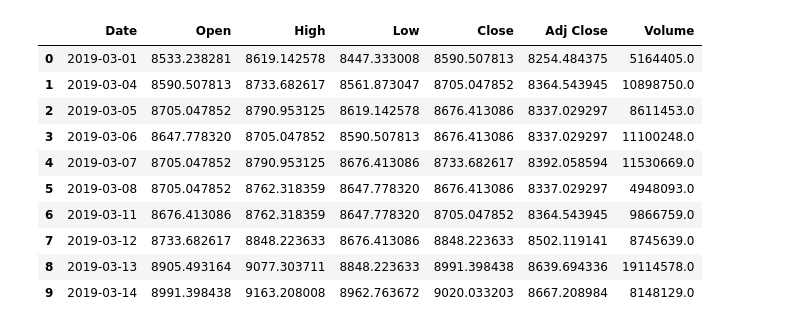
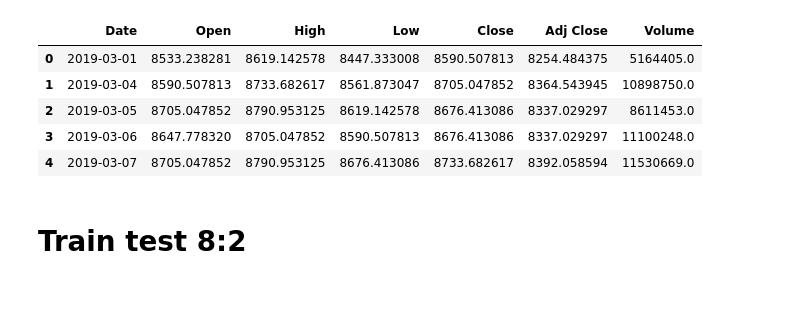
Before and after one commit to douboNg/IS403.O21.HTCL_Nhom14, a Jupyter notebook: ACB_LinearRegression.ipynb, the cells around one changed output. Drawn from its saved outputs; the diff is of its cells as text; code cells hidden in the pictures; blank space fills up the shorter version.

```diff
--- a/ACB_LinearRegression.ipynb
+++ b/ACB_LinearRegression.ipynb
@@ -8,21 +8,16 @@ from sklearn.linear_model import LinearRegression
 from sklearn.metrics import mean_squared_error, mean_absolute_percentage_error, mean_squared_log_error
 import tensorflow as tf
 # %%
-df = pd.read_csv('/content/ACB.VN.csv')
+df = pd.read_csv('/content/ACB.VN-BaoCao.csv')
 # %%
-df.head(10)
+df.head()
 # %% [output]
 |  | Date | Open | High | Low | Close | Adj Close | Volume |
 | 0 | 2019-03-01 | 8533.238281 | 8619.142578 | 8447.333008 | 8590.507813 | 8254.484375 | 5164405.0 |
 | 1 | 2019-03-04 | 8590.507813 | 8733.682617 | 8561.873047 | 8705.047852 | 8364.543945 | 10898750.0 |
 | 2 | 2019-03-05 | 8705.047852 | 8790.953125 | 8619.142578 | 8676.413086 | 8337.029297 | 8611453.0 |
 | 3 | 2019-03-06 | 8647.778320 | 8705.047852 | 8590.507813 | 8676.413086 | 8337.029297 | 11100248.0 |
 | 4 | 2019-03-07 | 8705.047852 | 8790.953125 | 8676.413086 | 8733.682617 | 8392.058594 | 11530669.0 |
-| 5 | 2019-03-08 | 8705.047852 | 8762.318359 | 8647.778320 | 8676.413086 | 8337.029297 | 4948093.0 |
-| 6 | 2019-03-11 | 8676.413086 | 8762.318359 | 8647.778320 | 8705.047852 | 8364.543945 | 9866759.0 |
-| 7 | 2019-03-12 | 8733.682617 | 8848.223633 | 8676.413086 | 8848.223633 | 8502.119141 | 8745639.0 |
-| 8 | 2019-03-13 | 8905.493164 | 9077.303711 | 8848.223633 | 8991.398438 | 8639.694336 | 19114578.0 |
-| 9 | 2019-03-14 | 8991.398438 | 9163.208008 | 8962.763672 | 9020.033203 | 8667.208984 | 8148129.0 |
 # %%
 df = df[['Close']]
 df = df.dropna() # Drop missing values
@@ -34 +25,3 @@ scaled_data = scaler.fit_transform(np.array(df))
+# %% [markdown]
+# Train test 8:2
 # %%
```
Also changed, not shown: parts of 23 cells of this notebook.
